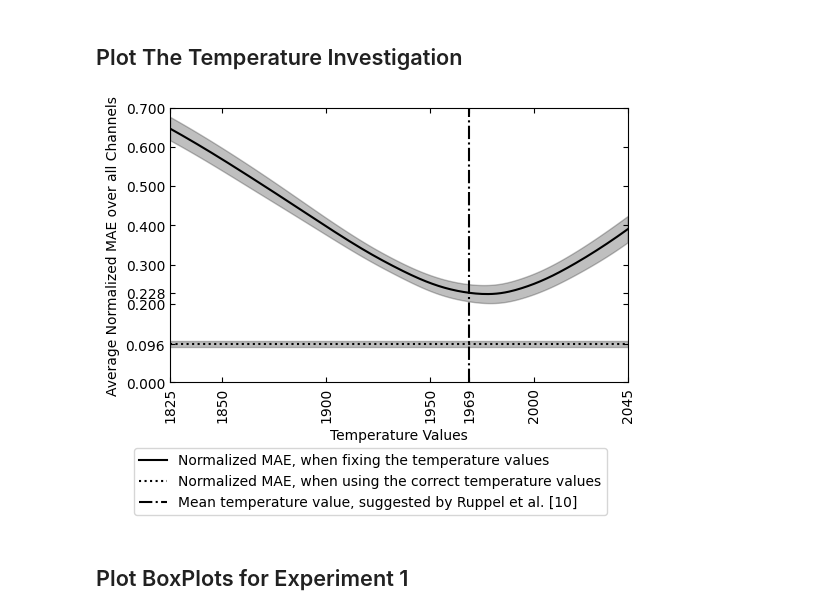
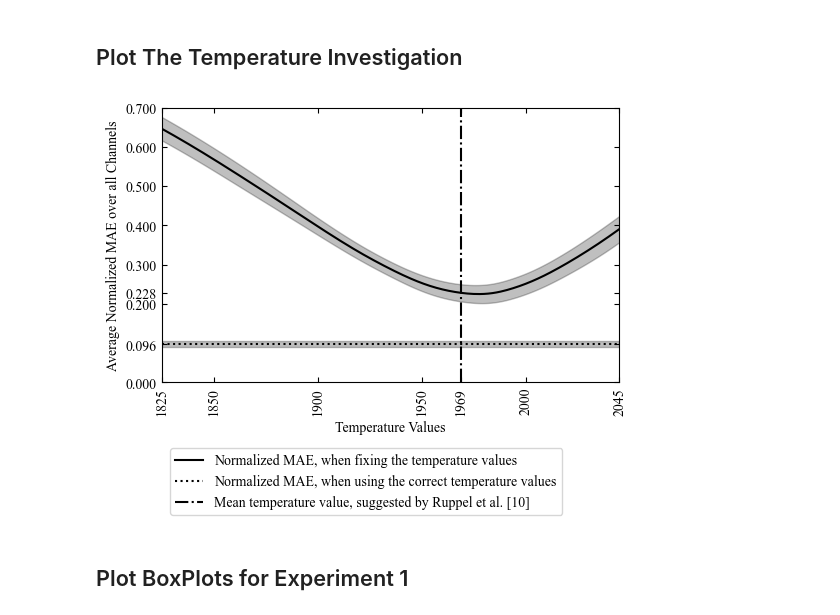
Before and after one commit to wzaielamri/Optimizing_BioTac_Simulation, a Jupyter notebook: generate_figures/plot_min_temperature_boxplots_ttest.ipynb, the cells around one changed output. Saved outputs shown, nothing was run; the diff lists cells and outputs as text; code cells hidden in the pictures.

```diff
--- a/generate_figures/plot_min_temperature_boxplots_ttest.ipynb
+++ b/generate_figures/plot_min_temperature_boxplots_ttest.ipynb
@@ -129,7 +170,6 @@ for exp_ind, exp_name in enumerate(file_results):
  """;
 # %%
 import matplotlib.patches as mpatches
-import matplotlib.pyplot as plt
 
 plt.rcParams.update({'font.size': 10})
 
@@ -217,37 +257,37 @@ axs.plot([1968.7501505817934]*2, [0, 0.7], color='k', linestyle='-.', label="Mea
 plt.yticks([0]+list(plt.yticks()[0])[3:] + fixing_temp_mean_min_ticks)
 axs.get_yticklabels()[-1].set_color('k')
 axs.get_yticklabels()[-2].set_color('k')
 # 3 decimal places for yticks
 plt.gca().yaxis.set_major_formatter('{:.3f}'.format)
 plt.xticks([np.min(all_temperatures)]+list(plt.xticks()[0])+ [np.max(all_temperatures)]+[1968.7501505817934] )#+ best_temp_ticks)
 #axs.get_xticklabels()[-2].set_color('b')
 # 0 decimal places for yticks
 plt.gca().xaxis.set_major_formatter('{:.0f}'.format)
 plt.xticks(rotation=90)
 plt.ylim([0, 0.7])
 plt.xlim([np.min(all_temperatures), np.max(all_temperatures)])
 
 
 fig.subplots_adjust(top=0.9, bottom=-0.03,)
 
 axs.tick_params(bottom=True, top=True, left=True, right=True)
 
 axs.tick_params(axis='x', which='both', direction='in')
 axs.tick_params(axis='y', which='both', direction='in')
 handles, labels = axs.get_legend_handles_labels()
-fig.legend(handles, labels, loc='lower center', ncol=1,)
+fig.legend(handles, labels, loc='lower center', ncol=1, prop=font)
 #plt.tight_layout()
-
 
 
 # set aspect ratio between x and y axis to 2
 ax = plt.gca()
 ax.set_aspect(0.6/ax.get_data_ratio())
+ApplyFont(ax)
 
-#plt.savefig("../figures/fix_temperature_value_std_ruppel.pdf", dpi=600, bbox_inches= 'tight')
+plt.savefig("../figures/fix_temperature_value_std_ruppel.pdf", dpi=600, bbox_inches= 'tight')
 plt.show()
 # %% [output]
-[figure, old version]
+[figure, new version]
 # %% [markdown]
 ## Plot BoxPlots for Experiment 1
 # %%
```
Also changed, not shown: parts of 5 cells of this notebook, 13 other files.
